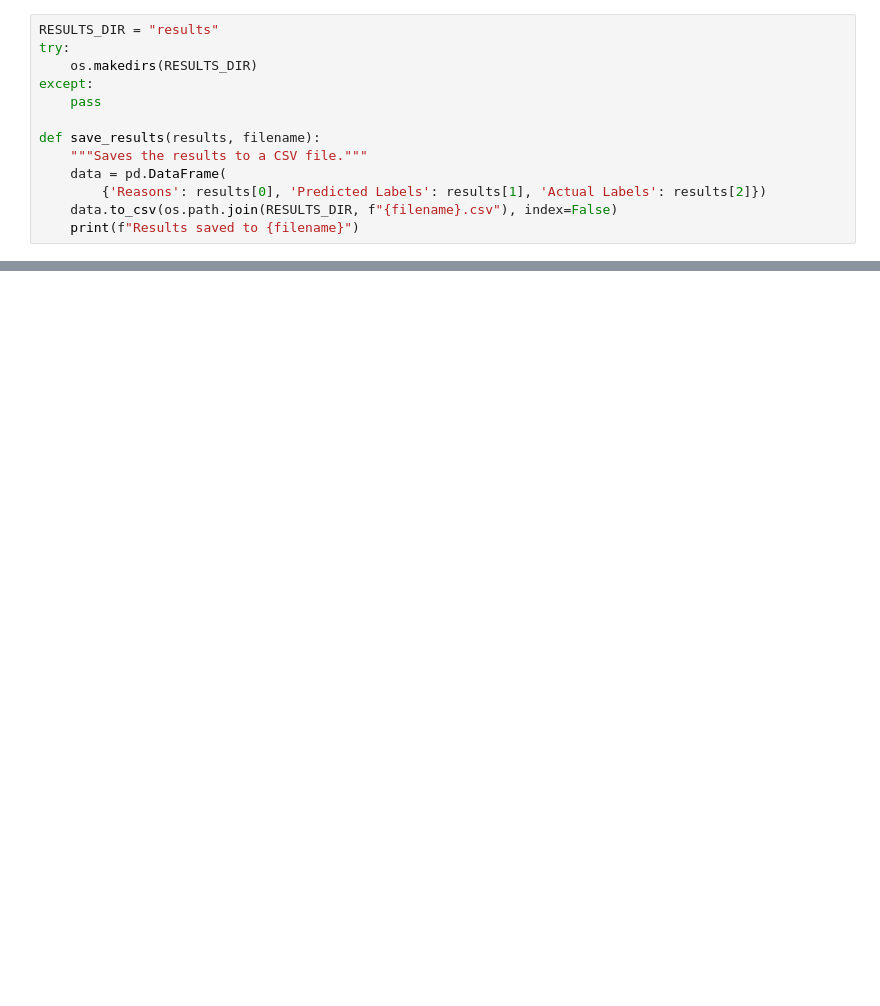
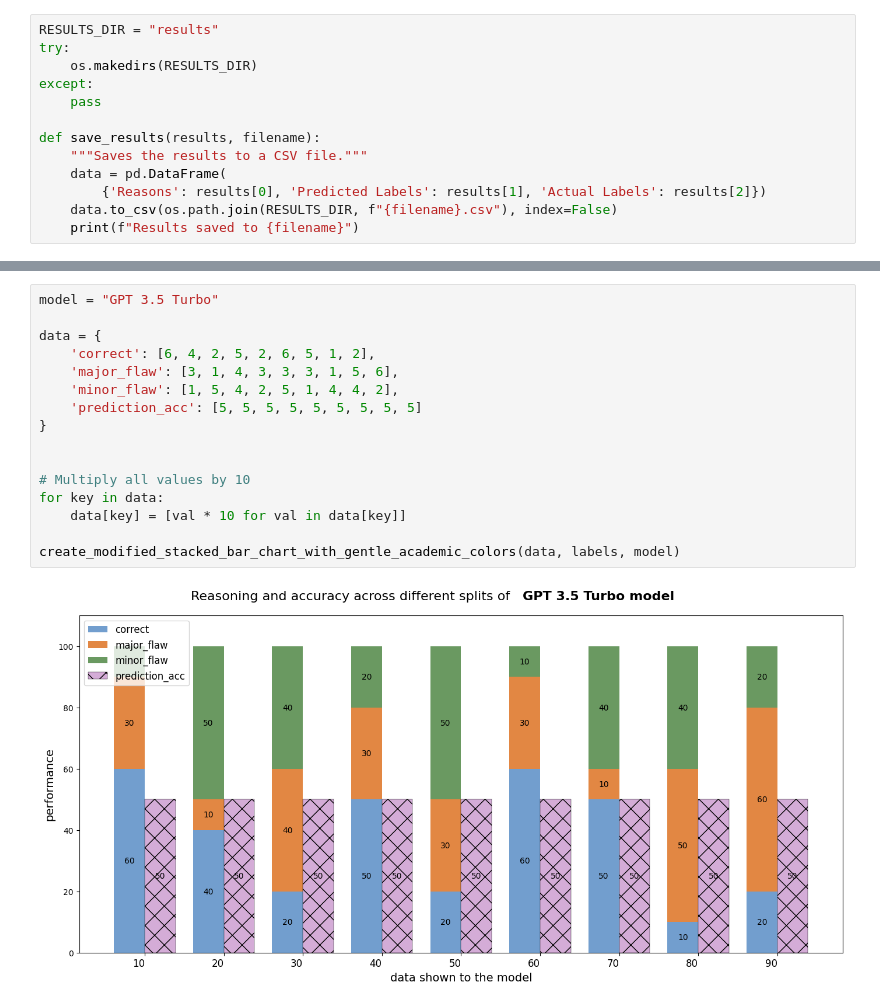
Before and after one commit to Umakantamaharana/SARA, a Jupyter notebook: sara.ipynb, the cells around one changed output, grey strips where cells are left out. Drawn from its saved outputs; the diff is of its cells as text; blank space fills up the shorter version.

```diff
--- a/sara.ipynb
+++ b/sara.ipynb
@@ -614,0 +1088,18 @@ ValueError: All arrays must be of the same length
+# %%
+model = "GPT 3.5 Turbo"
+
+data = {
+    'correct': [6, 4, 2, 5, 2, 6, 5, 1, 2],
+    'major_flaw': [3, 1, 4, 3, 3, 3, 1, 5, 6],
+    'minor_flaw': [1, 5, 4, 2, 5, 1, 4, 4, 2],
+    'prediction_acc': [5, 5, 5, 5, 5, 5, 5, 5, 5]
+}
+
+
+# Multiply all values by 10
+for key in data:
+    data[key] = [val * 10 for val in data[key]]
+
+create_modified_stacked_bar_chart_with_gentle_academic_colors(data, labels, model)
+# %% [output]
+[figure, added]
```
Also changed, not shown: parts of 49 cells of this notebook, 9 other files.
